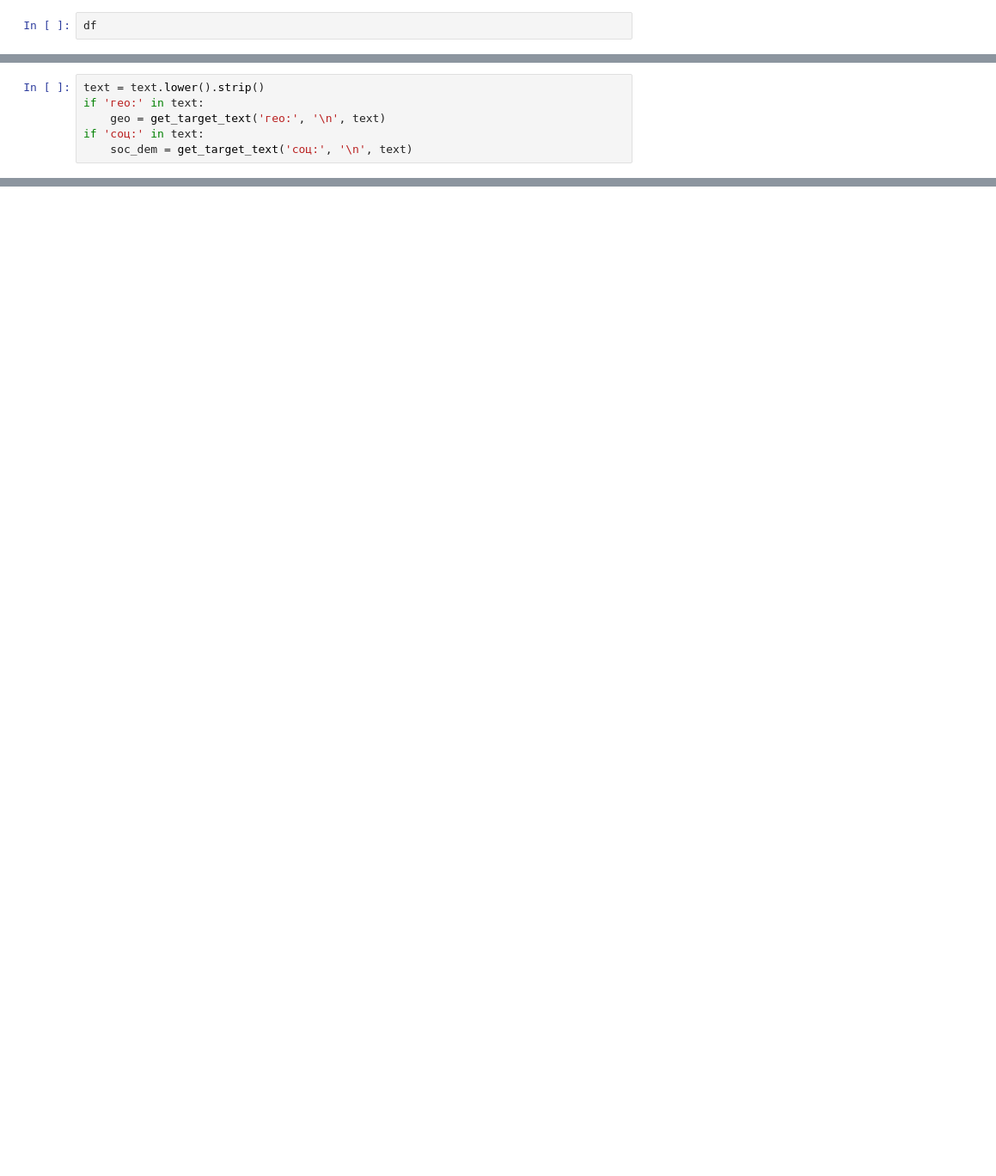
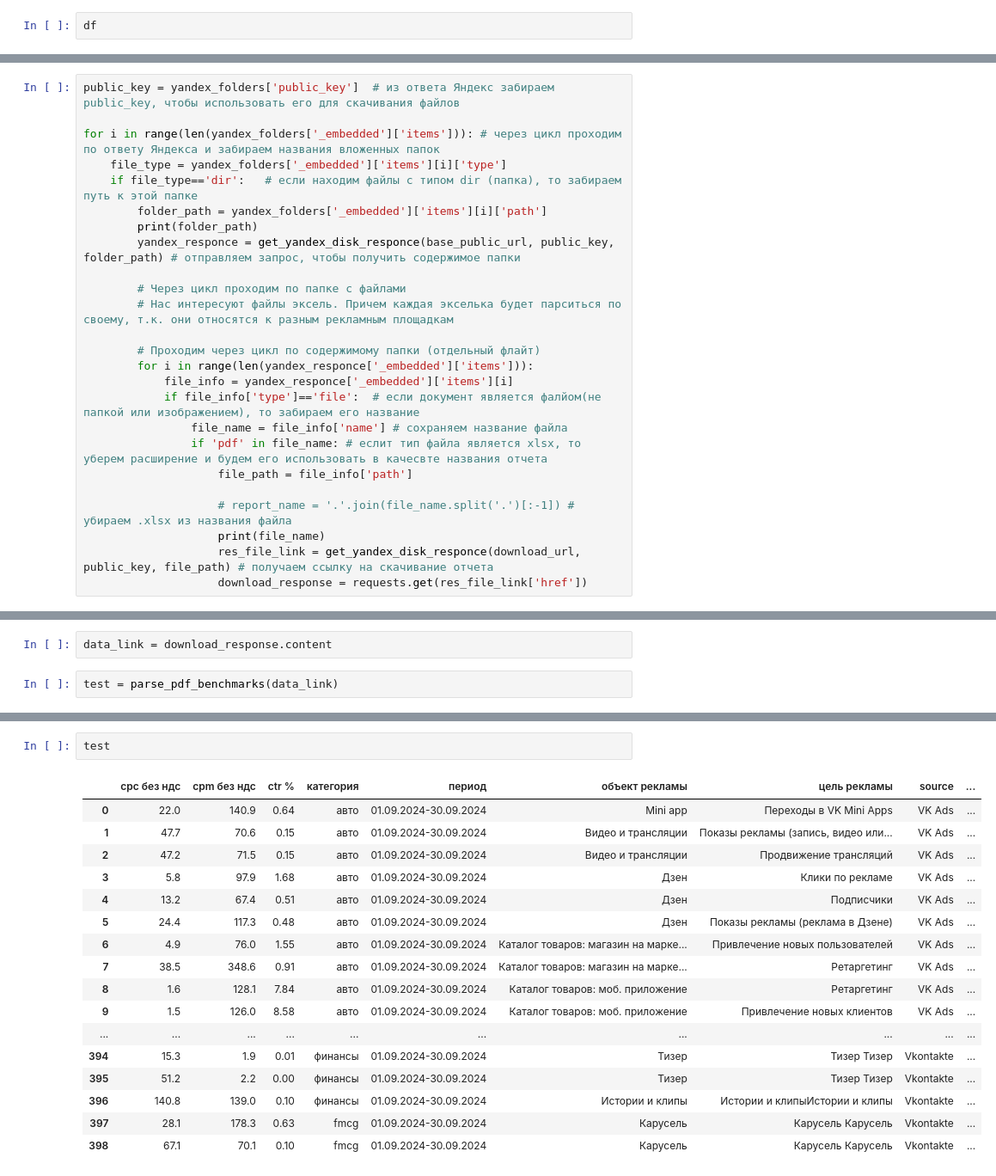
Before and after one commit to aget777/mediaplan_parser, a Jupyter notebook: test_file.ipynb, the cells around one changed output, grey strips where cells are left out. Shown at 86% size. Saved outputs shown, nothing was run; the diff lists cells and outputs as text; blank space fills up the shorter version.

```diff
--- a/test_file.ipynb
+++ b/test_file.ipynb
@@ -382,6 +360,25 @@ text
 # %%
-text = text.lower().strip()
-if 'гео:' in text:
-    geo = get_target_text('гео:', '\n', text)
-if 'соц:' in text:
-    soc_dem = get_target_text('соц:', '\n', text)
+public_key = yandex_folders['public_key']  # из ответа Яндекс забираем public_key, чтобы использовать его для скачивания файлов
+
+for i in range(len(yandex_folders['_embedded']['items'])): # через цикл проходим по ответу Яндекса и забираем названия вложенных папок
+    file_type = yandex_folders['_embedded']['items'][i]['type']
+    if file_type=='dir':   # если находим файлы с типом dir (папка), то забираем путь к этой папке
+        folder_path = yandex_folders['_embedded']['items'][i]['path']
+        print(folder_path)
+        yandex_responce = get_yandex_disk_responce(base_public_url, public_key, folder_path) # отправляем запрос, чтобы получить содержимое папки
+
+        # Через цикл проходим по папке с файлами
+        # Нас интересуют файлы эксель. Причем каждая экселька будет парситься по своему, т.к. они относятся к разным рекламным площадкам
+
+        # Проходим через цикл по содержимому папки (отдельный флайт)
+        for i in range(len(yandex_responce['_embedded']['items'])):
+            file_info = yandex_responce['_embedded']['items'][i]
+            if file_info['type']=='file':  # если документ является фалйом(не папкой или изображением), то забираем его название
+                file_name = file_info['name'] # сохраняем название файла
+                if 'pdf' in file_name: # еслит тип файла является xlsx, то уберем расширение и будем его использовать в качесвте названия отчета
+                    file_path = file_info['path']
+
+                    # report_name = '.'.join(file_name.split('.')[:-1]) # убираем .xlsx из названия файла
+                    print(file_name)
+                    res_file_link = get_yandex_disk_responce(download_url, public_key, file_path) # получаем ссылку на скачивание отчета
+                    download_response = requests.get(res_file_link['href'])
@@ -387,0 +394,4 @@ if 'соц:' in text:
+# %%
+data_link = download_response.content
+# %%
+test = parse_pdf_benchmarks(data_link)
@@ -387,0 +422,20 @@ if 'соц:' in text:
+# %%
+test
+# %% [output]
+|  | cpc без ндс | cpm без ндс | ctr % | категория | период | объект рекламы | цель рекламы | source | ... |
+| 0 | 22.0 | 140.9 | 0.64 | авто | 01.09.2024-30.09.2024 | Mini app | Переходы в VK Mini Apps | VK Ads | ... |
+| 1 | 47.7 | 70.6 | 0.15 | авто | 01.09.2024-30.09.2024 | Видео и трансляции | Показы рекламы (запись, видео или... | VK Ads | ... |
+| 2 | 47.2 | 71.5 | 0.15 | авто | 01.09.2024-30.09.2024 | Видео и трансляции | Продвижение трансляций | VK Ads | ... |
+| 3 | 5.8 | 97.9 | 1.68 | авто | 01.09.2024-30.09.2024 | Дзен | Клики по рекламе | VK Ads | ... |
+| 4 | 13.2 | 67.4 | 0.51 | авто | 01.09.2024-30.09.2024 | Дзен | Подписчики | VK Ads | ... |
+| 5 | 24.4 | 117.3 | 0.48 | авто | 01.09.2024-30.09.2024 | Дзен | Показы рекламы (реклама в Дзене) | VK Ads | ... |
+| 6 | 4.9 | 76.0 | 1.55 | авто | 01.09.2024-30.09.2024 | Каталог товаров: магазин на марке... | Привлечение новых пользователей | VK Ads | ... |
+| 7 | 38.5 | 348.6 | 0.91 | авто | 01.09.2024-30.09.2024 | Каталог товаров: магазин на марке... | Ретаргетинг | VK Ads | ... |
+| 8 | 1.6 | 128.1 | 7.84 | авто | 01.09.2024-30.09.2024 | Каталог товаров: моб. приложение | Ретаргетинг | VK Ads | ... |
+| 9 | 1.5 | 126.0 | 8.58 | авто | 01.09.2024-30.09.2024 | Каталог товаров: моб. приложение | Привлечение новых клиентов | VK Ads | ... |
+| ... | ... | ... | ... | ... | ... | ... | ... | ... | ... |
+| 394 | 15.3 | 1.9 | 0.01 | финансы | 01.09.2024-30.09.2024 | Тизер | Тизер Тизер | Vkontakte | ... |
+| 395 | 51.2 | 2.2 | 0.00 | финансы | 01.09.2024-30.09.2024 | Тизер | Тизер Тизер | Vkontakte | ... |
+| 396 | 140.8 | 139.0 | 0.10 | финансы | 01.09.2024-30.09.2024 | Истории и клипы | Истории и клипыИстории и клипы | Vkontakte | ... |
+| 397 | 28.1 | 178.3 | 0.63 | fmcg | 01.09.2024-30.09.2024 | Карусель | Карусель Карусель | Vkontakte | ... |
+| 398 | 67.1 | 70.1 | 0.10 | fmcg | 01.09.2024-30.09.2024 | Карусель | Карусель Карусель | Vkontakte | ... |
```
Also changed, not shown: parts of 10 cells of this notebook, 2 other files.
